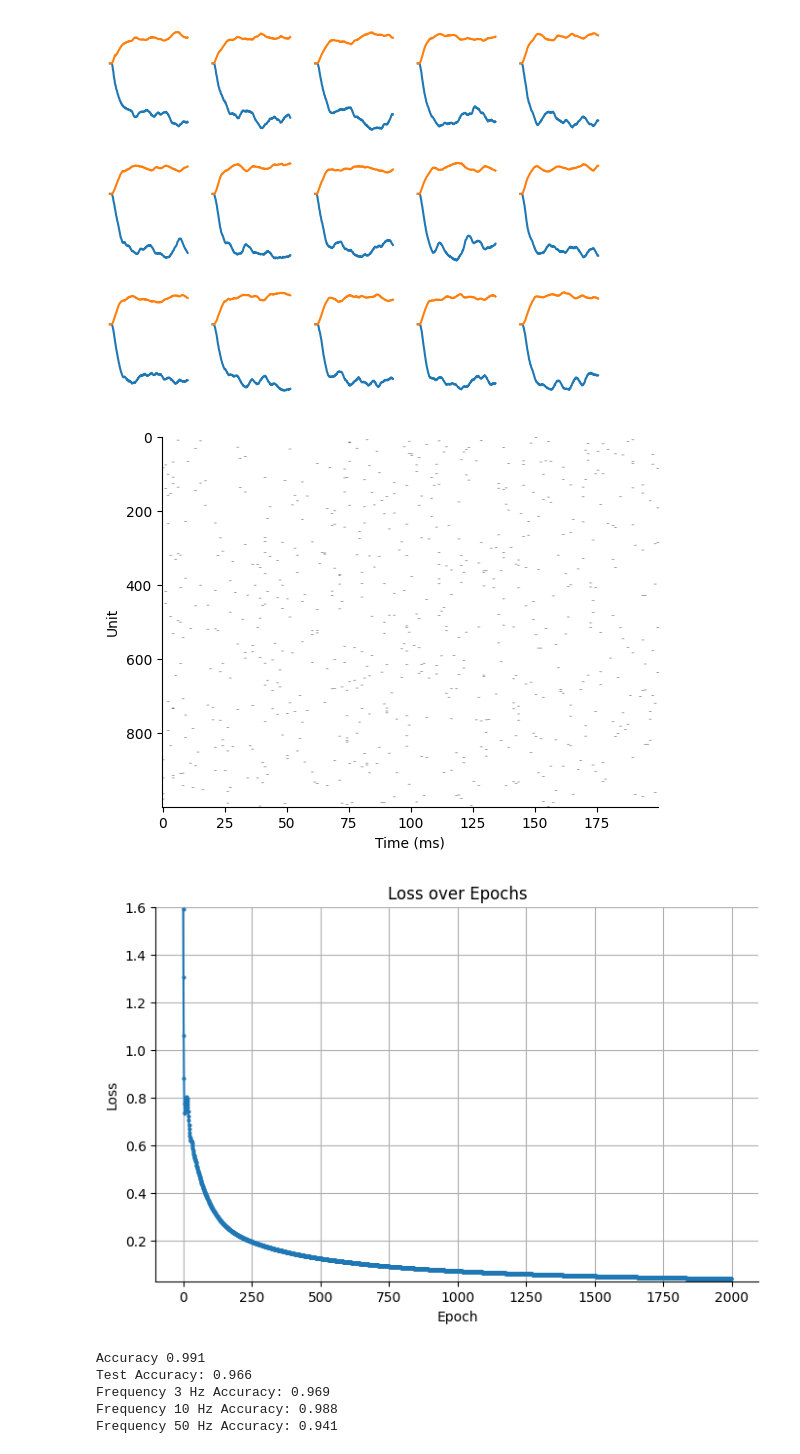
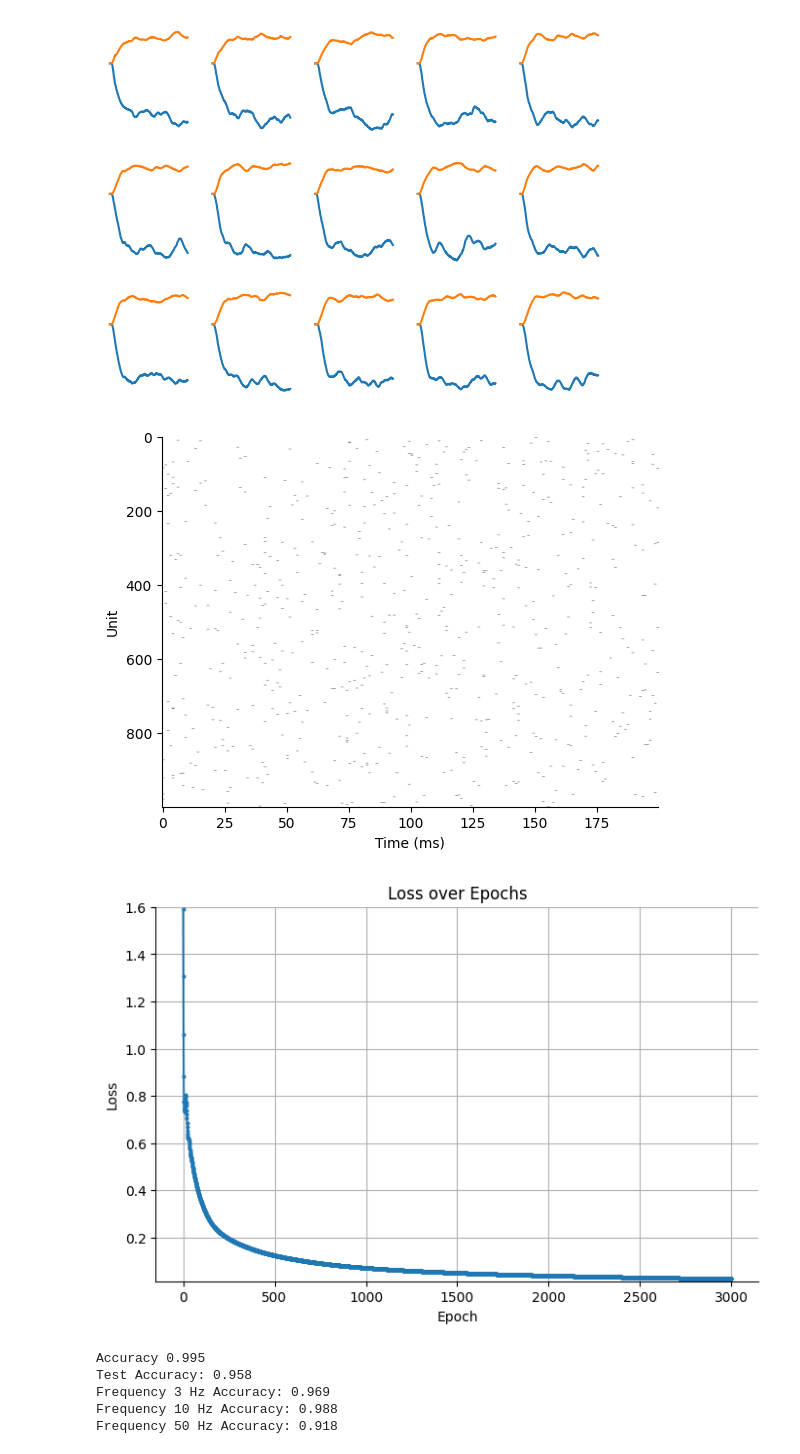
Before and after one commit to 0o999oo/oe, a Jupyter notebook: spytorch/SpyTorchTutorial1_AND2.ipynb, the cells around one changed output. Saved outputs shown, nothing was run; the diff lists cells and outputs as text; code cells hidden in the pictures.

```diff
--- a/spytorch/SpyTorchTutorial1_AND2.ipynb
+++ b/spytorch/SpyTorchTutorial1_AND2.ipynb
@@ -908,7 +908,7 @@ def train_snn():
     loss_fn = nn.NLLLoss()
 
     loss_hist = []
-    for e in range(2000):
+    for e in range(3000):
         output, _ = run_snn(x_data)
         m, _ = torch.max(output, 1)
         log_p_y = log_softmax_fn(m)
@@ -960,38 +960,38 @@ def generate_test_data():
         test_x_data.append(x_data_freq)
         test_y_data.append(y_data_freq)
 
     # テストデータを結合してバッチにまとめる
     test_x_data = torch.cat(test_x_data, dim=0)  # (3 * batch_size, nb_steps, nb_inputs)
     test_y_data = torch.cat(test_y_data, dim=0)  # (3 * batch_size, )
     return test_x_data, test_y_data
 
 # 推論の実行と精度の評価
 def evaluate_snn():
     test_x_data, test_y_data = generate_test_data()
     output, _ = run_snn(test_x_data)
     m, _ = torch.max(output, 1)
     _, predicted_labels = torch.max(m, 1)
 
     # 正解ラベルと予測ラベルを比較して精度を計算
     accuracy = np.mean((test_y_data == predicted_labels).detach().cpu().numpy())
     print("Test Accuracy: %.3f" % accuracy)
 
     # 各周波数ごとの分類結果を表示
     for i, f in enumerate(freq_values):
         start_idx = i * batch_size
         end_idx = (i + 1) * batch_size
         acc_per_freq = np.mean((test_y_data[start_idx:end_idx] == predicted_labels[start_idx:end_idx]).detach().cpu().numpy())
         print(f"Frequency {f} Hz Accuracy: {acc_per_freq:.3f}")
 
 # 推論の実行
 evaluate_snn()
 # %% [output]
 [figure]
-[figure, old version]
+[figure, new version]
-Accuracy 0.991
-Test Accuracy: 0.966
+Accuracy 0.995
+Test Accuracy: 0.958
 Frequency 3 Hz Accuracy: 0.969
 Frequency 10 Hz Accuracy: 0.988
-Frequency 50 Hz Accuracy: 0.941
+Frequency 50 Hz Accuracy: 0.918
 # %% [markdown]
 <a rel="license" href="http://creativecommons.org/licenses/by/4.0/"><img alt="Creative Commons License" style="border-width:0" src="https://i.creativecommons.org/l/by/4.0/88x31.png" /></a><br />This work is licensed under a <a rel="license" href="http://creativecommons.org/licenses/by/4.0/">Creative Commons Attribution 4.0 International License</a>.
```
